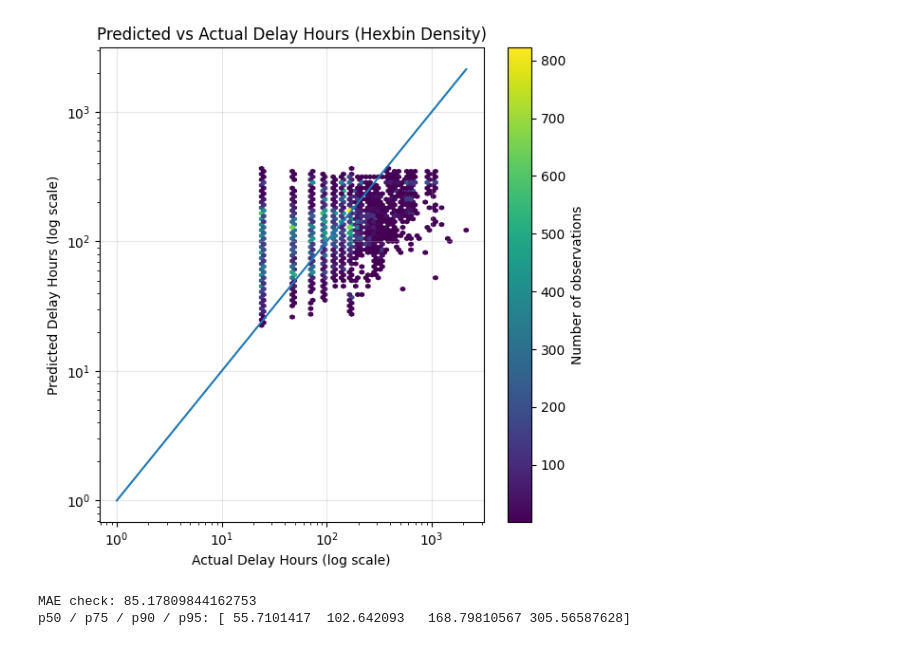
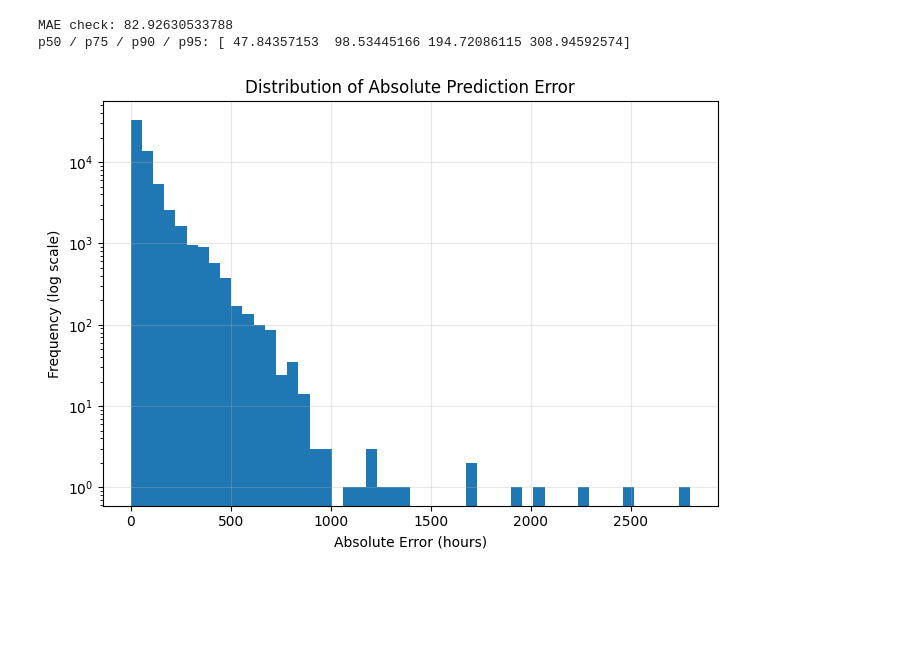
Before and after one commit to Kegmar/vrpp, a Jupyter notebook: models/s-model.ipynb, the cells around one changed output. Cells and saved outputs as stored; diff of their text form; code cells hidden in the pictures; blank space fills up the shorter version.

```diff
--- a/models/s-model.ipynb
+++ b/models/s-model.ipynb
@@ -173,4 +162,7 @@ cm_gb_df
 # %%
+train_df = df.loc[X_train.index]
+test_df  = df.loc[X_test.index]
+
 reg_train = train_df[
     (train_df["Delay_Status"].isin(["Minor Delay", "Major Delay"])) &
     (train_df["Delay_Hours"].notna()) &
@@ -183,5 +175,8 @@ reg_test = test_df[
     (test_df["Delay_Hours"] > 0)
 ].copy()
 
-print("Regression train shape:", reg_train.shape)
-print("Regression test shape :", reg_test.shape)
+y_train_reg = np.log1p(reg_train["Delay_Hours"])
+y_test_reg  = np.log1p(reg_test["Delay_Hours"])
+
+X_train_reg = reg_train[FEATURES]
+X_test_reg  = reg_test[FEATURES]
@@ -342,37 +329,28 @@ predicted = y_pred_hours[sample_idx]
-# %%
-plt.figure(figsize=(6, 6))
-
-hb = plt.hexbin(
-    y_true_hours,
-    y_pred_hours,
-    gridsize=50,
-    xscale="log",
-    yscale="log",
-    mincnt=1
-)
-
-# Reference line y = x
-max_val = max(y_true_hours.max(), y_pred_hours.max())
-plt.plot([1, max_val], [1, max_val])
-
-plt.xlabel("Actual Delay Hours (log scale)")
-plt.ylabel("Predicted Delay Hours (log scale)")
-plt.title("Predicted vs Actual Delay Hours (Hexbin Density)")
-
-cb = plt.colorbar(hb)
-cb.set_label("Number of observations")
-
-plt.grid(alpha=0.3)
-plt.tight_layout()
-plt.show()
-# %% [output]
-[figure, removed]
 # %%
 abs_error = np.abs(y_true_hours - y_pred_hours)
 
 print("MAE check:", abs_error.mean())
-print("p50 / p75 / p90 / p95:",
-      np.percentile(abs_error, [50, 75, 90, 95]))
+print(
+    "p50 / p75 / p90 / p95:",
+    np.percentile(abs_error, [50, 75, 90, 95])
+)
+
+plt.figure(figsize=(7, 5))
+
+plt.hist(
+    abs_error,
+    bins=50,
+    log=True
+)
+
+plt.xlabel("Absolute Error (hours)")
+plt.ylabel("Frequency (log scale)")
+plt.title("Distribution of Absolute Prediction Error")
+
+plt.grid(alpha=0.3)
+plt.tight_layout()
+plt.show()
 # %% [output]
-MAE check: 85.17809844162753
-p50 / p75 / p90 / p95: [ 55.7101417  102.642093   168.79810567 305.56587628]
+MAE check: 82.92630533788
+p50 / p75 / p90 / p95: [ 47.84357153  98.53445166 194.72086115 308.94592574]
+[figure, added]
```
Also changed, not shown: parts of 29 cells of this notebook, 47 other files.
